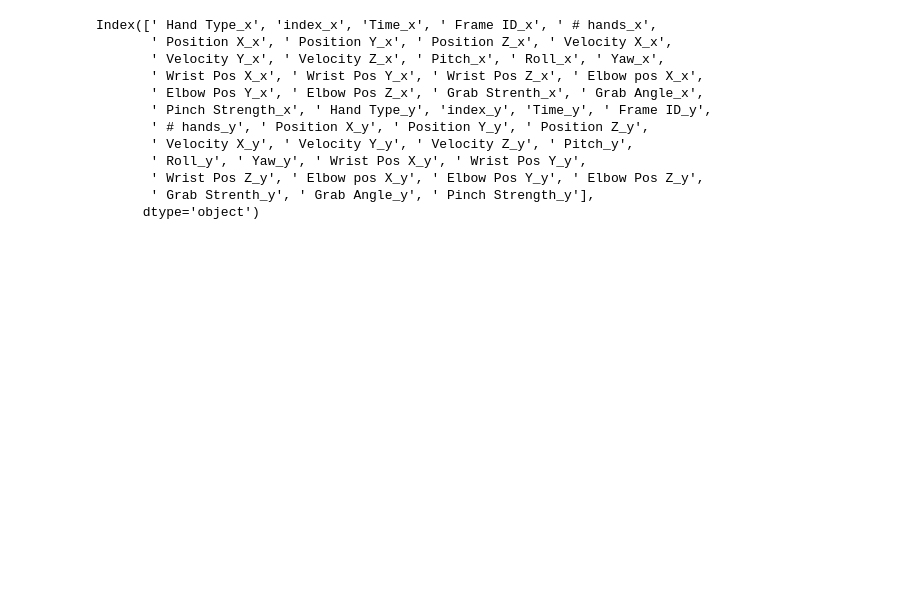
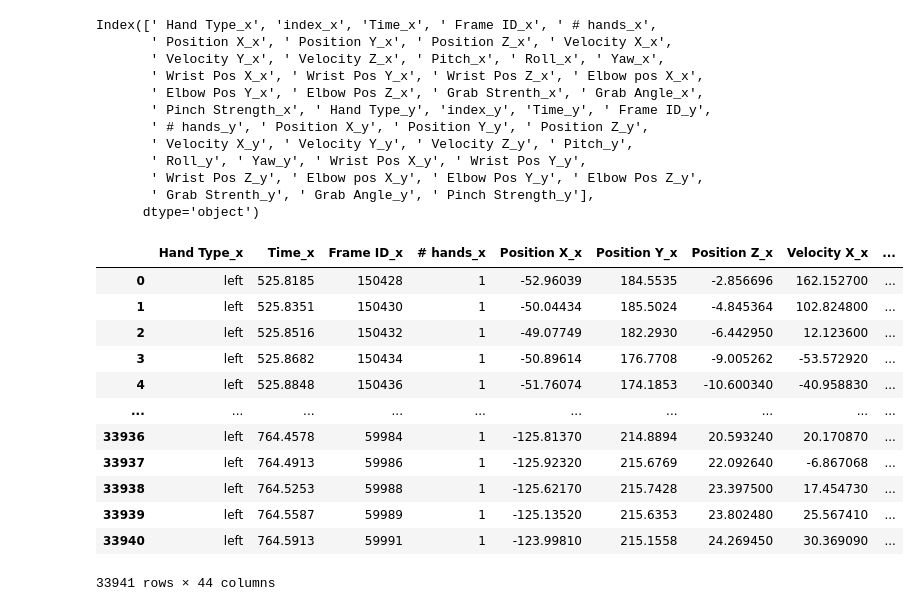
Before and after one commit to kuty007/final-porj-semB, a Jupyter notebook: Hands.ipynb, the cells around one changed output. Cells and saved outputs as stored; diff of their text form; code cells hidden in the pictures; blank space fills up the shorter version.

```diff
--- a/Hands.ipynb
+++ b/Hands.ipynb
@@ -288,5 +288,21 @@ Index([' Hand Type_x', 'index_x', 'Time_x', ' Frame ID_x', ' # hands_x',
        ' Grab Strenth_y', ' Grab Angle_y', ' Pinch Strength_y'],
       dtype='object')
 # %%
-df_sync= df_sync.drop('Hand Type_x','index_x',)
+df_sync=df_sync.drop(['index_x','index_y'], axis = 1)
+# %%
+df_sync
+# %% [output]
+|  | Hand Type_x | Time_x | Frame ID_x | # hands_x | Position X_x | Position Y_x | Position Z_x | Velocity X_x | ... |
+| 0 | left | 525.8185 | 150428 | 1 | -52.96039 | 184.5535 | -2.856696 | 162.152700 | ... |
+| 1 | left | 525.8351 | 150430 | 1 | -50.04434 | 185.5024 | -4.845364 | 102.824800 | ... |
+| 2 | left | 525.8516 | 150432 | 1 | -49.07749 | 182.2930 | -6.442950 | 12.123600 | ... |
+| 3 | left | 525.8682 | 150434 | 1 | -50.89614 | 176.7708 | -9.005262 | -53.572920 | ... |
+| 4 | left | 525.8848 | 150436 | 1 | -51.76074 | 174.1853 | -10.600340 | -40.958830 | ... |
+| ... | ... | ... | ... | ... | ... | ... | ... | ... | ... |
+| 33936 | left | 764.4578 | 59984 | 1 | -125.81370 | 214.8894 | 20.593240 | 20.170870 | ... |
+| 33937 | left | 764.4913 | 59986 | 1 | -125.92320 | 215.6769 | 22.092640 | -6.867068 | ... |
+| 33938 | left | 764.5253 | 59988 | 1 | -125.62170 | 215.7428 | 23.397500 | 17.454730 | ... |
+| 33939 | left | 764.5587 | 59989 | 1 | -125.13520 | 215.6353 | 23.802480 | 25.567410 | ... |
+| 33940 | left | 764.5913 | 59991 | 1 | -123.99810 | 215.1558 | 24.269450 | 30.369090 | ... |
+33941 rows × 44 columns
 # %%
```
Also changed, not shown: parts of 36 cells of this notebook, 1 other file.
